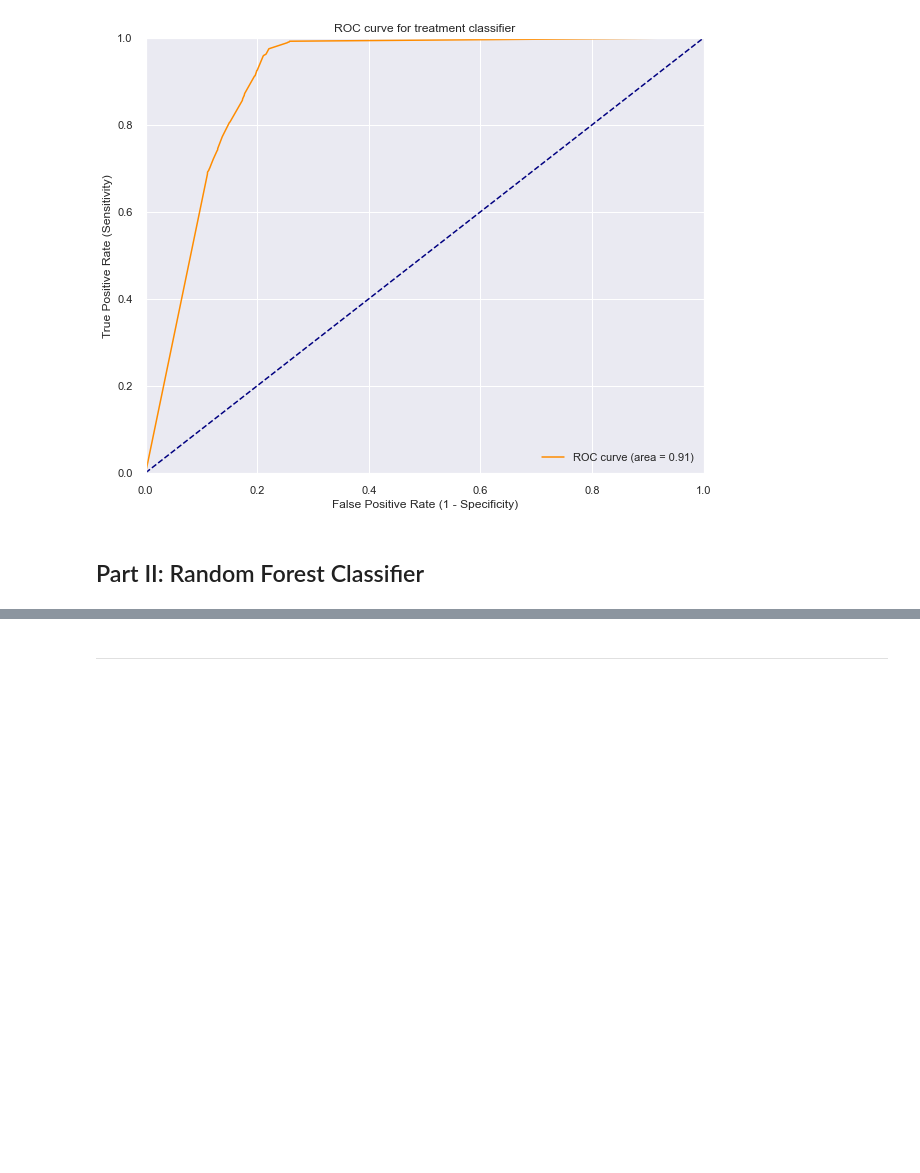
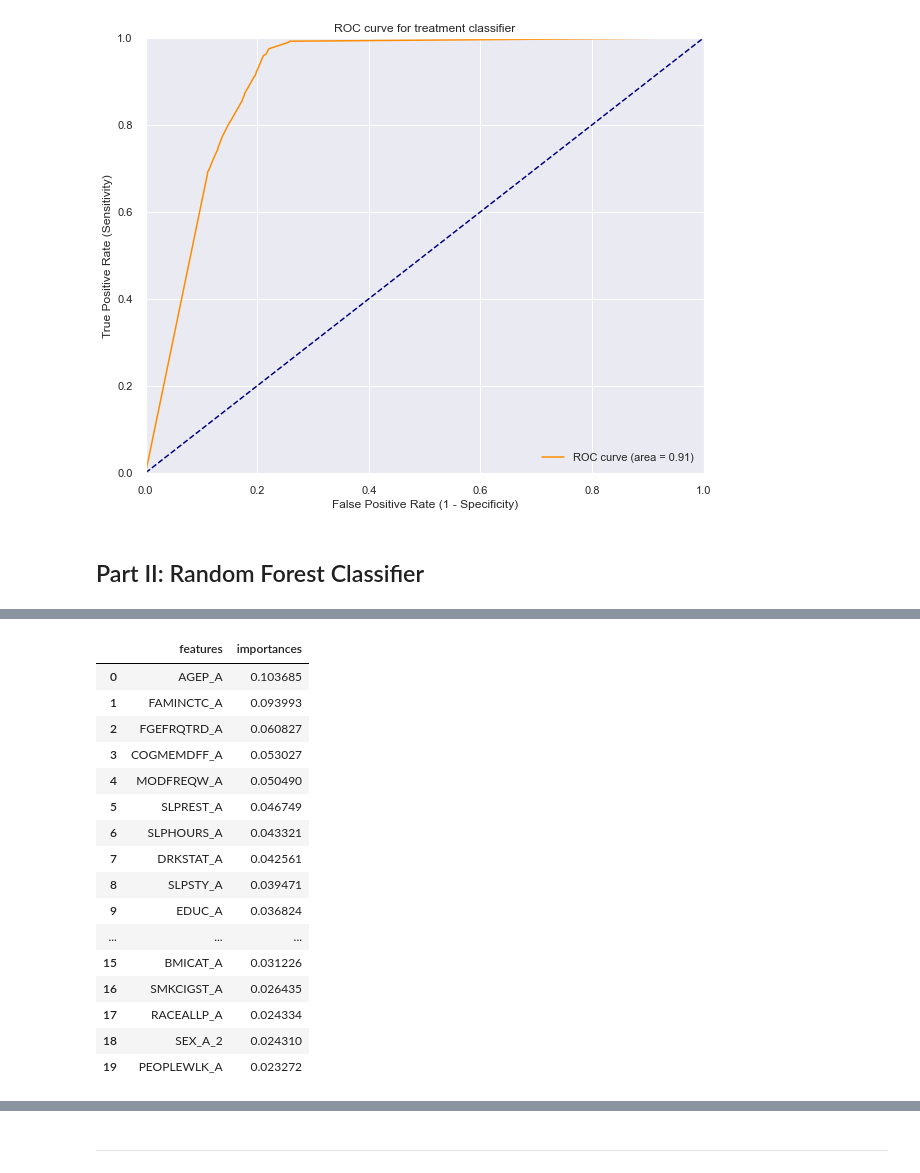
Before and after one commit to vidishac/Data_Mining_Project, a Jupyter notebook: Data_Mining_Project.ipynb, the cells around one changed output, grey strips where cells are left out. Cells and saved outputs as stored; diff of their text form; code cells hidden in the pictures; blank space fills up the shorter version.

```diff
--- a/Data_Mining_Project.ipynb
+++ b/Data_Mining_Project.ipynb
@@ -1382,0 +1406,23 @@ Cross-validated AUC: 0.98817
+# %%
+# display the significant features with a threshold
+feature_important_rfc = forest_importances_rf[forest_importances_rf['importances'] >= importances_rf.mean()].sort_values(by = 'importances',
+                                                                           ascending = False).reset_index(drop = True)
+feature_important_rfc
+# %% [output]
+|  | features | importances |
+| 0 | AGEP_A | 0.103685 |
+| 1 | FAMINCTC_A | 0.093993 |
+| 2 | FGEFRQTRD_A | 0.060827 |
+| 3 | COGMEMDFF_A | 0.053027 |
+| 4 | MODFREQW_A | 0.050490 |
+| 5 | SLPREST_A | 0.046749 |
+| 6 | SLPHOURS_A | 0.043321 |
+| 7 | DRKSTAT_A | 0.042561 |
+| 8 | SLPSTY_A | 0.039471 |
+| 9 | EDUC_A | 0.036824 |
+| ... | ... | ... |
+| 15 | BMICAT_A | 0.031226 |
+| 16 | SMKCIGST_A | 0.026435 |
+| 17 | RACEALLP_A | 0.024334 |
+| 18 | SEX_A_2 | 0.024310 |
+| 19 | PEOPLEWLK_A | 0.023272 |
```
Also changed, not shown: parts of 25 cells of this notebook.
